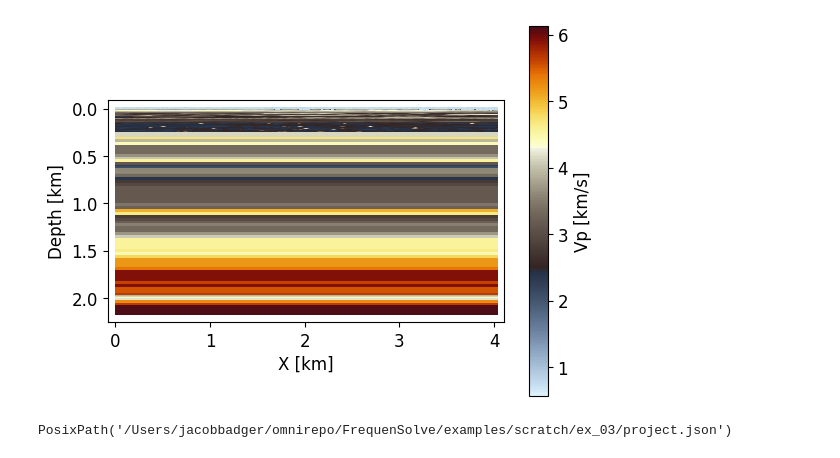
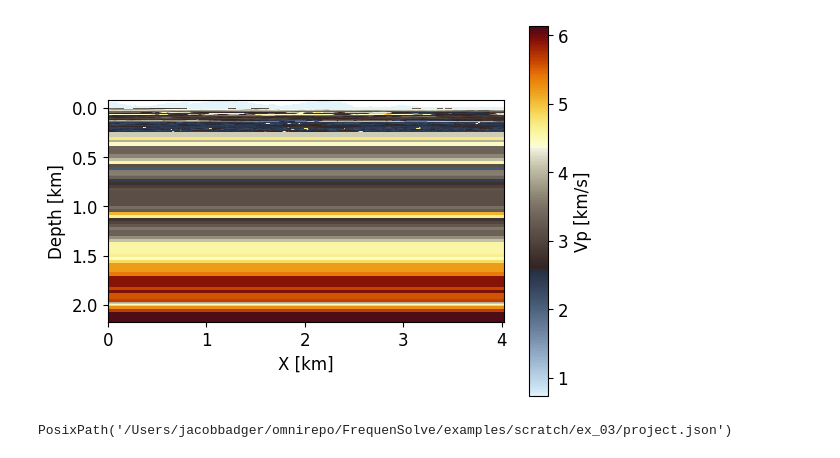
Before and after one commit to FrequenSol/FrequenSolve, a Jupyter notebook: examples/ex03_layered.ipynb, the cells around one changed output. Saved outputs shown, nothing was run; the diff lists cells and outputs as text; code cells hidden in the pictures.

```diff
--- a/examples/ex03_layered.ipynb
+++ b/examples/ex03_layered.ipynb
@@ -1,6 +1,8 @@
 # %%
 import numpy as np
+import xarray as xr
 from frequensolve import *
+from pathlib import Path
 
 project_path = "./scratch/ex_03/"
 
@@ -8,14 +10,13 @@ project = Project(
     name = "project",
     pretty_name = "Desert Simulation",
     path = project_path,
-    load_if_exists = False
 )
 
 sim = project.new_simulation(
     name = "desert",
-    physics = "acoustic",
+    physics = "elastic",
     dimension = 2,
-    f0 = 1.0,
+    # f0 = 1.0,
 )
 project += sim
 
@@ -27,8 +28,8 @@ model = LayeredModel(
 
 model.add_surface(
     name = "dune_topo",
-    # z = "desert_data/dune_topo.nc",
-    z = -0.01,
+    z = "desert_data/dune_topo.nc",
+    # z = -0.01,
     z_ref = 0.0,
 )
 
@@ -38,8 +39,8 @@ model.add_layer(
         "Vp" : 0.731,
         "Vs" : 0.3,
         "Rho": 1.6,
-        "Qp" : 40.0 * PowerLawDispersion(f0 = 10.0, alpha = 0.9),
-        "Qs" : 40.0 * TablulatedDispersion([1.0, 10.0],[10.0, 20.0],extrapolation = "nearest"),
+        "Qp" : 50.0,# * PowerLawDispersion(f0 = 10.0, alpha = 0.9),
+        "Qs" : 50.0,# * TablulatedDispersion([1.0, 10.0],[10.0, 20.0],extrapolation = "nearest"),
     }
 )
 
@@ -52,11 +53,11 @@ model.add_surface(
 model.add_layer(
     name = "near_surface",
     properties = {
-        "Vp" : "desert_data/Vp_near.nc" * PowerLawDispersion(f0 = 10.0, alpha = 0.5),
-        "Vs" : "desert_data/Vs_near.nc",
-        "Rho": "desert_data/Rho_near.nc",
-        "Qp" : 60.0,
-        "Qs" : 60.0,
+        "Vp" : "/Users/jacobbadger/hp3D/LIBS/problems/desert_2d/data/Vp_near.nc",
+        "Vs" : "/Users/jacobbadger/hp3D/LIBS/problems/desert_2d/data/Vs_near.nc",
+        "Rho": "/Users/jacobbadger/hp3D/LIBS/problems/desert_2d/data/Rho_near.nc",
+        "Qp" : 100.0,
+        "Qs" : 100.0,
     }
 )
 
@@ -72,55 +73,60 @@ model.add_layer(
         "Vp" : "desert_data/Vp1D.nc",
         "Vs" : "desert_data/Vs1D.nc",
         "Rho": "desert_data/Rho1D.nc",
-        "Qp" : 80.0,
-        "Qs" : 80.0
+        "Qp" : 200.0,
+        "Qs" : 200.0
     }
 )
 
 # Add lower surfaces
 z_list = [ 3.9e-1, 4.791e-1, 5.712e-1, 6.312e-1, 6.99e-1,
           7.551e-1, 9.981e-1, 1.059e0, 1.1211e0, 1.3032e0, 1.3662e0,
           1.548e0, 1.7052e0, 1.8201e0, 1.881e0, 1.9692e0, 2.016e0,
           2.067e0, 2.1747e0 ]
 for z in z_list:
     model.add_surface(z = z)
 
-import xarray as xr
-sand = model.layers["sand"]
-grid = xr.DataArray(
-    dims = ["x", "z"],
-    coords = {"x": np.linspace(0.0, 4.029, 501),
-              "z": np.linspace(-0.01, 0.2, 101)}
-)
-sand.perturb(
-    property = ["Vs", "Vp", "Rho"],
-    std = 0.05,
-    L0 = 0.01,
-    nu = 0.5,
-    anisotropy = [1.0, 1.0],
-    xarr = grid,
-    seed = 12
-)
+# sand = model.layers["sand"]
+# grid = xr.DataArray(
+#     dims = ["x", "z"],
+#     coords = {"x": np.linspace(0.0, 4.029, 501),
+#               "z": np.linspace(-0.01, 0.2, 101)}
+# )
+# sand.perturb(
+#     property = ["Vs", "Vp", "Rho"],
+#     std = 0.05,
+#     L0 = 0.01,
+#     nu = 0.5,
+#     anisotropy = [1.0, 1.0],
+#     xarr = grid,
+#     seed = 12
+# )
 
 sim += model
 model.plot(
     property = "Vp",
     aspect = "equal",
     surfaces = False,
     cmap = RdYlBu_r
 )
 
 # --- Mesh ---
 mesh = model.hex_mesh_generator(n = [4, 4])
 sim += mesh
 sim.mesh.set_adapt(
-    min_epw = 2.0,
+    min_epw = {
+        "x" : 1.5,
+        "z" : 2.0,
+    },
+    f_adapt = 10.0,
     adapt_sources = 2,
-    f_low = 5.0,
-    f_med = 8.0
+    # jump_factor = 2.0,
+    # jump_tolerance = 0.3,
+    # f_low = 5.0,
+    # f_med = 8.0
 )
 # %% [output]
-[figure, old version]
+[figure, new version]
 # %%
 # --- Boundary Conditions ---
 
```
Also changed, not shown: parts of 2 cells of this notebook, 8 other files.
